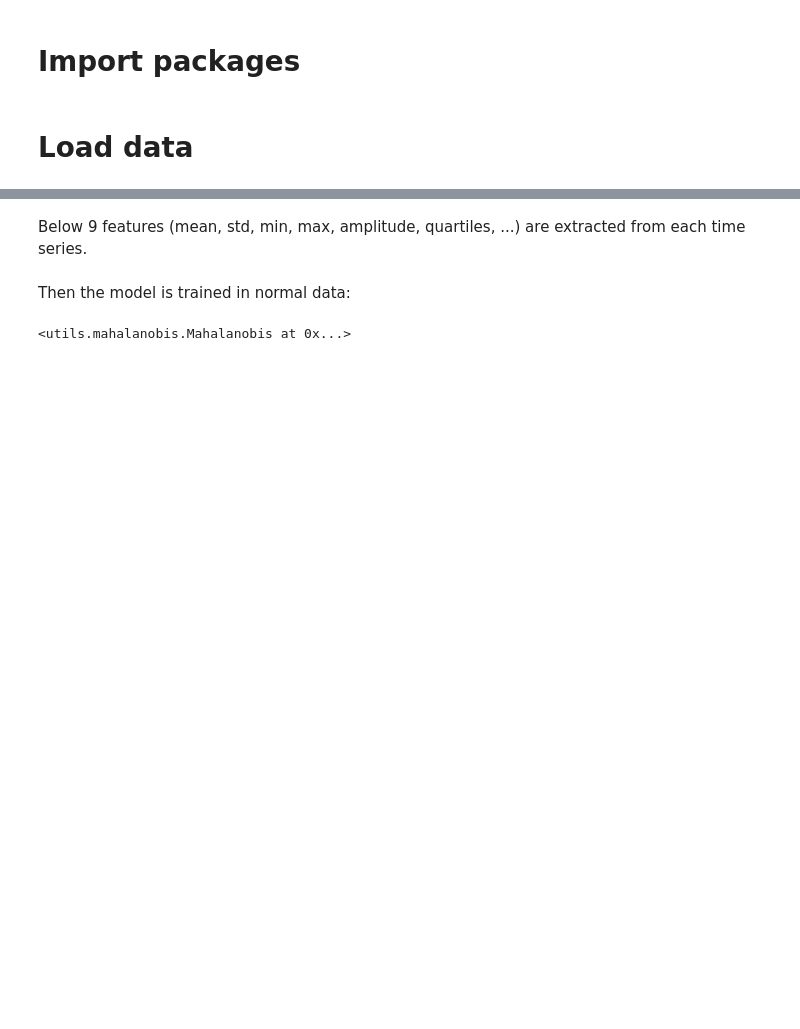
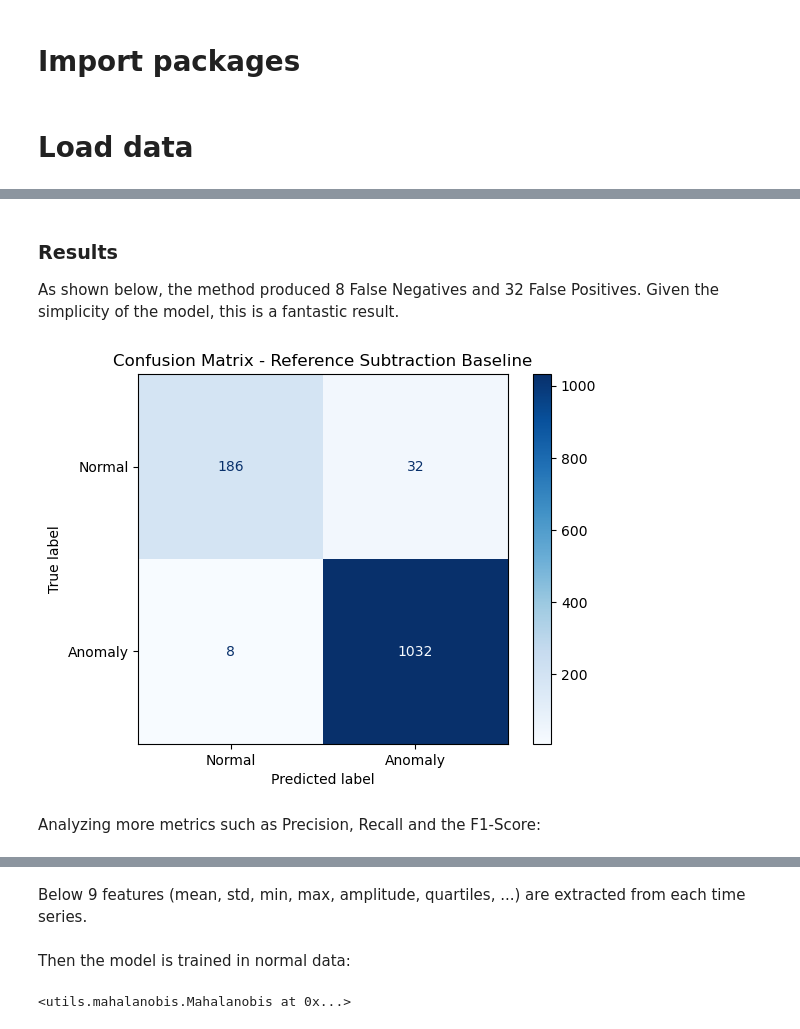
Before and after one commit to felipemattosv/ECG-anomaly-detection, a Jupyter notebook: 3_BaselineModels.ipynb, the cells around one changed output, grey strips where cells are left out. Cells and saved outputs as stored; diff of their text form; code cells hidden in the pictures; blank space fills up the shorter version.

Commit message:
add ref subtractor baseline

```diff
--- a/3_BaselineModel.ipynb
+++ b/3_BaselineModels.ipynb
@@ -31,0 +72,23 @@ The **Mahalanobis distance** uses summary statistics extracted from the time ser
+# %%
+th = 1.1
+
+test_errors = compute_mean_errors(test_df[ts_columns], reference_medians, reference_iqrs)
+test_labels = test_df['detailedTarget'].map(lambda x: 0 if x == 'Normal' else 1)
+
+predicted_labels = (test_errors > th).astype(int)
+# %% [markdown]
+### Results
+
+As shown below, the method produced 8 False Negatives and 32 False Positives. Given the simplicity of the model, this is a fantastic result.
+# %%
+ConfusionMatrixDisplay.from_predictions(
+    test_labels, predicted_labels,
+    display_labels=['Normal', 'Anomaly'],
+    cmap='Blues'
+)
+plt.title('Confusion Matrix - Reference Subtraction Baseline')
+plt.show()
+# %% [output]
+[figure, added]
+# %% [markdown]
+Analyzing more metrics such as Precision, Recall and the F1-Score:
```
Also changed, not shown: parts of 21 cells of this notebook, 1 other file.
